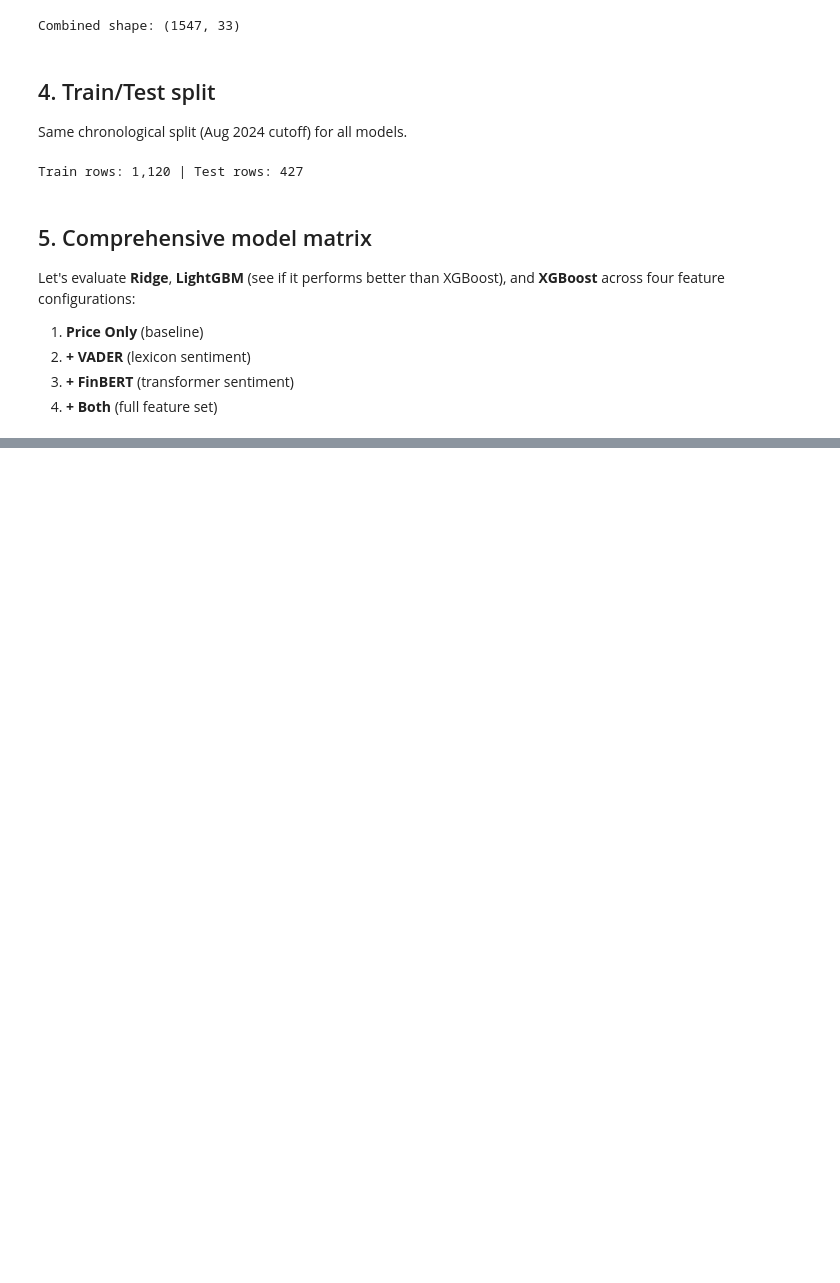
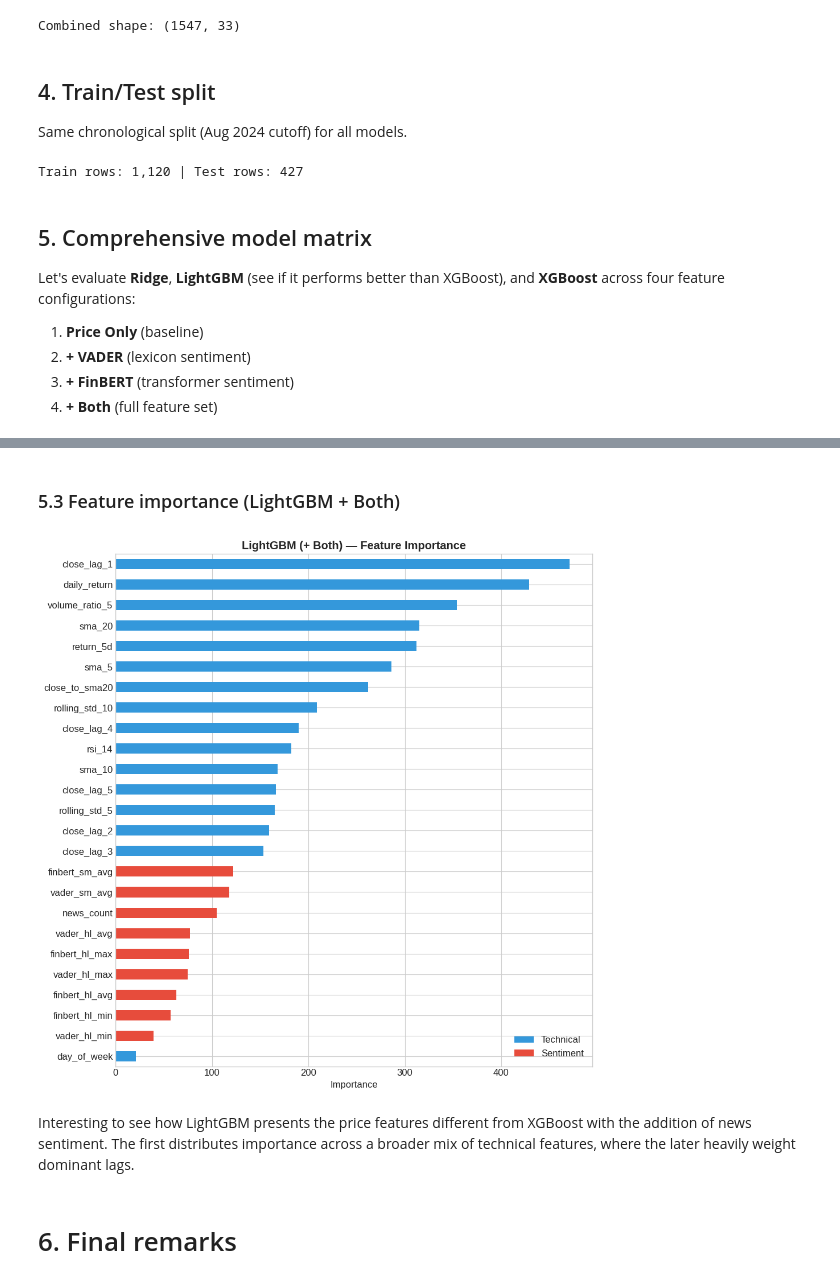
Before and after one commit to oddmayo/sp-global_assessment, a Jupyter notebook: 03_enhanced.ipynb, the cells around one changed output, grey strips where cells are left out. Cells and saved outputs as stored; diff of their text form; code cells hidden in the pictures; blank space fills up the shorter version.

Commit message:
final remarks and sources

```diff
--- a/03_enhanced.ipynb
+++ b/03_enhanced.ipynb
@@ -225,0 +285,21 @@ NameError: name 'lgb' is not defined
+# %% [markdown]
+### 5.3 Feature importance (LightGBM + Both)
+# %%
+lgb_both_model, lgb_both_cols = models_dict['LightGBM (+ Both)']
+importance = pd.Series(lgb_both_model.feature_importances_, index=lgb_both_cols).sort_values(ascending=True)
+
+colors = ['#e74c3c' if f in all_sent_cols else '#3498db' for f in importance.index]
+fig, ax = plt.subplots(figsize=(10, 10))
+importance.plot(kind='barh', ax=ax, color=colors)
+ax.set_title('LightGBM (+ Both) — Feature Importance', fontweight='bold')
+ax.set_xlabel('Importance')
+from matplotlib.patches import Patch
+ax.legend(handles=[Patch(facecolor='#3498db', label='Technical'), Patch(facecolor='#e74c3c', label='Sentiment')], loc='lower right')
+plt.tight_layout()
+plt.show()
+# %% [output]
+[figure, added]
+# %% [markdown]
+Interesting to see how LightGBM presents the price features different from XGBoost with the addition of news sentiment. The first distributes importance across a broader mix of technical features, where the later heavily weight dominant lags.
+# %% [markdown]
+# 6. Final remarks
```
Also changed, not shown: parts of 6 cells of this notebook, 1 other file.
